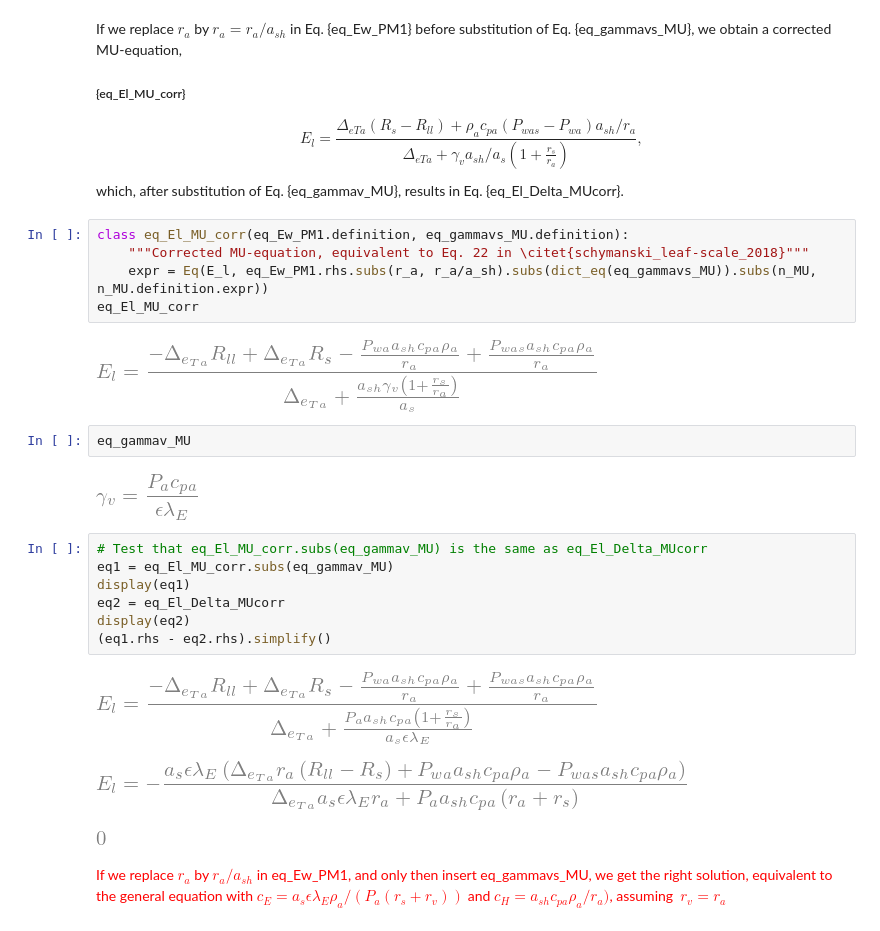
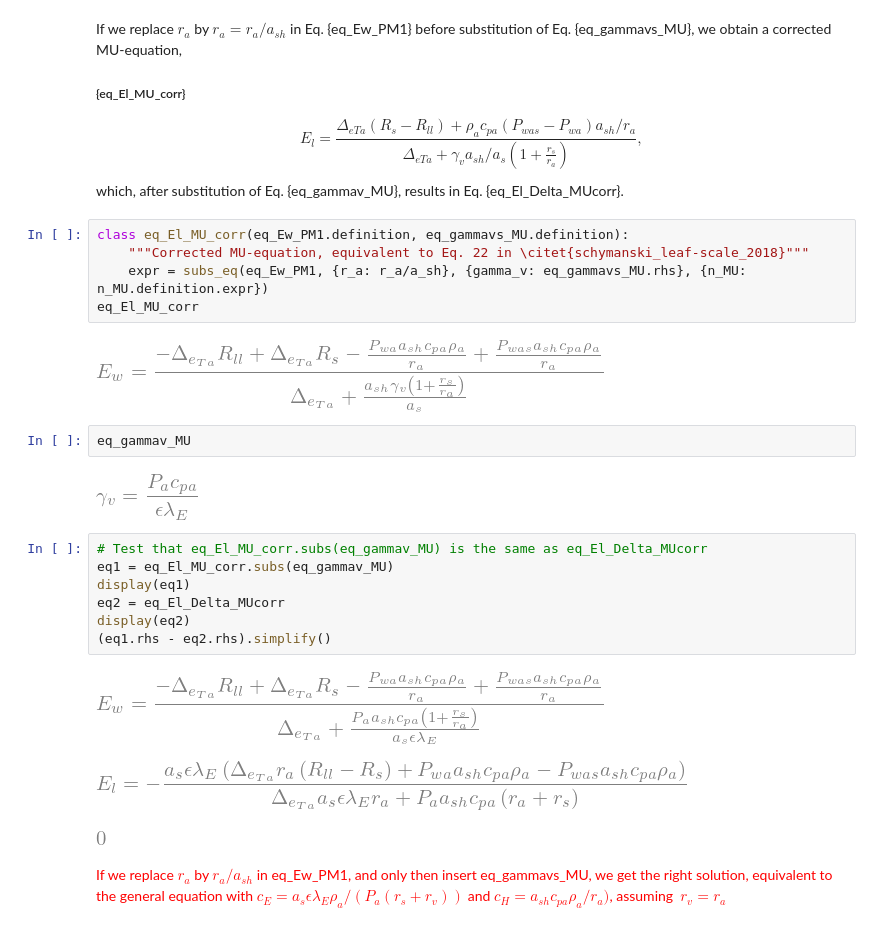
Before and after one commit to schymans/ESSM_jupyter_examples, a Jupyter notebook: E_PM_eqs_essm.ipynb, the cells around one changed output. Cells and saved outputs as stored; diff of their text form.

```diff
--- a/E_PM_eqs_essm.ipynb
+++ b/E_PM_eqs_essm.ipynb
@@ -1838,10 +1519,10 @@ which, after substitution of Eq. {eq_gammav_MU}, results in Eq. {eq_El_Delta_MUc
 # %%
 class eq_El_MU_corr(eq_Ew_PM1.definition, eq_gammavs_MU.definition):
     """Corrected MU-equation, equivalent to Eq. 22 in \citet{schymanski_leaf-scale_2018}"""
-    expr = Eq(E_l, eq_Ew_PM1.rhs.subs(r_a, r_a/a_sh).subs(dict_eq(eq_gammavs_MU)).subs(n_MU, n_MU.definition.expr))
+    expr = subs_eq(eq_Ew_PM1, {r_a: r_a/a_sh}, {gamma_v: eq_gammavs_MU.rhs}, {n_MU: n_MU.definition.expr})
 eq_El_MU_corr
 # %% [output]
-[figure, old version]
+[figure, new version]
 # %%
 eq_gammav_MU
 # %% [output]
@@ -1854,7 +1535,7 @@ eq2 = eq_El_Delta_MUcorr
 display(eq2)
 (eq1.rhs - eq2.rhs).simplify()
 # %% [output]
-[figure, old version]
+[figure, new version]
 [figure]
 [figure]
 # %% [markdown]
```
Also changed, not shown: parts of 115 cells of this notebook, 1 other file.
